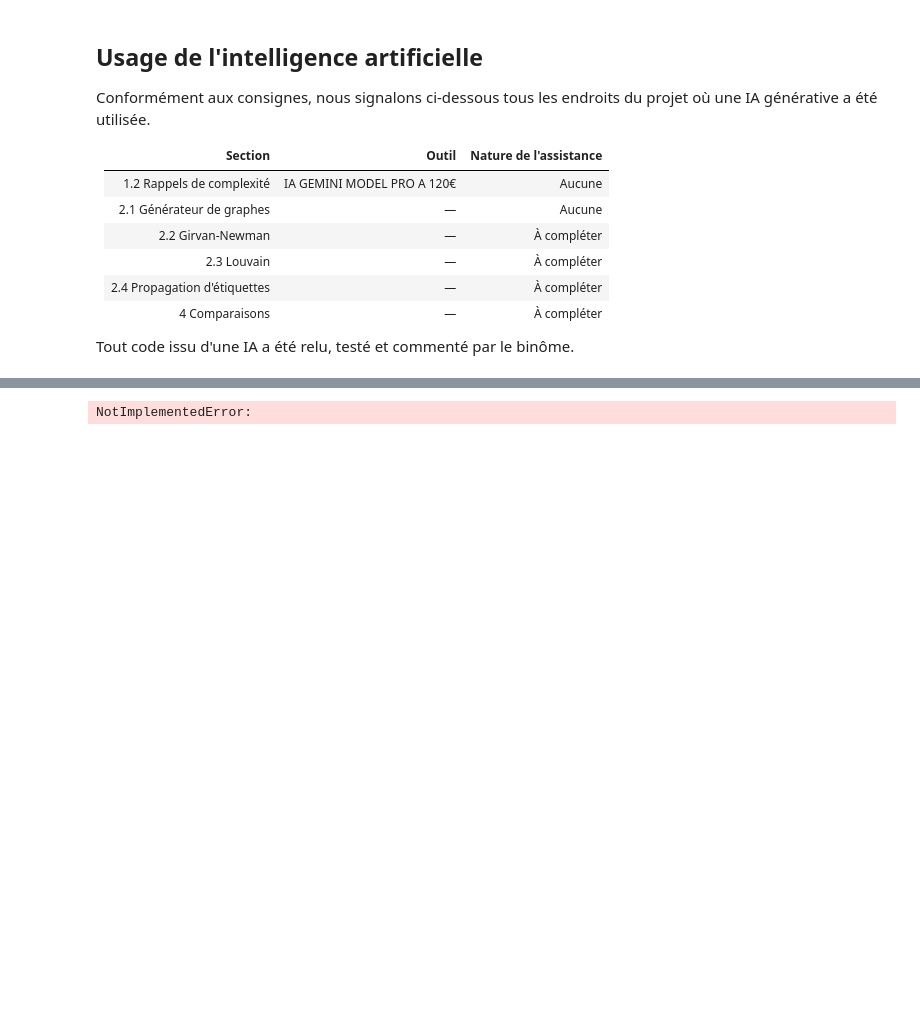
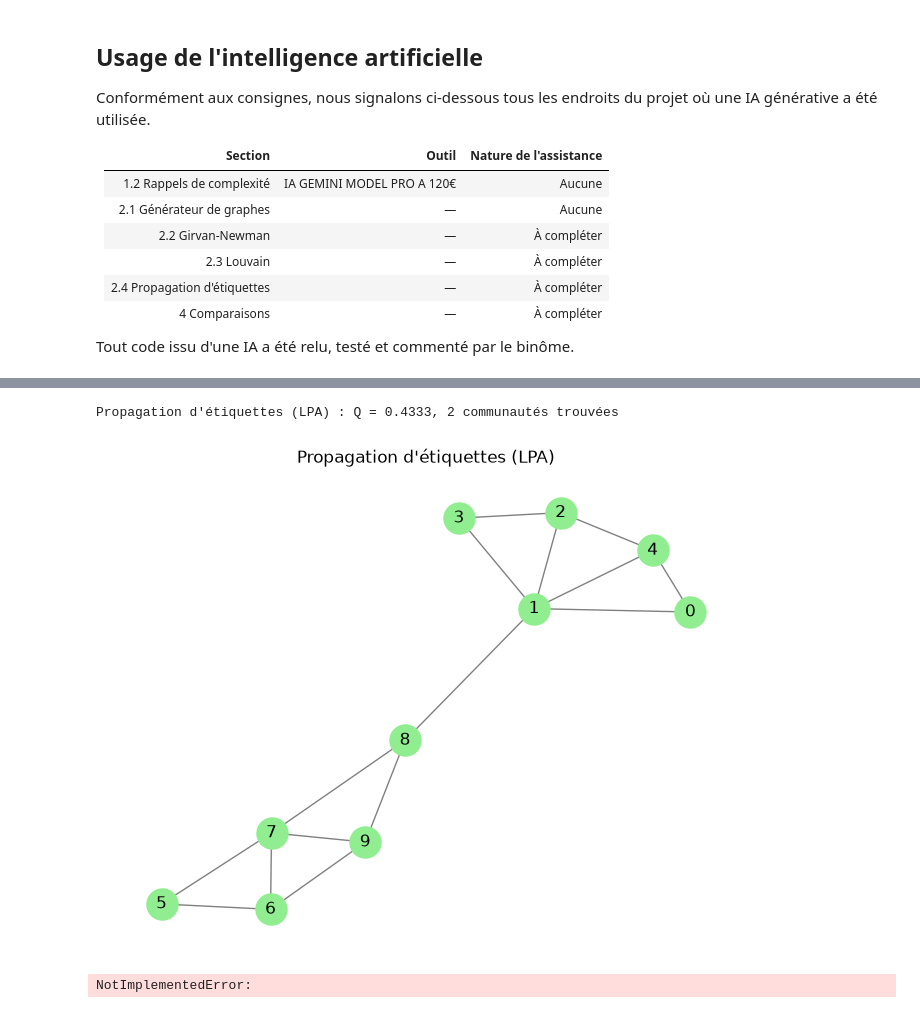
Before and after one commit to abdelrahimyk25/IT4A_projet, a Jupyter notebook: IT4A-projet.ipynb, the cells around one changed output, grey strips where cells are left out. Drawn from its saved outputs; the diff is of its cells as text; code cells hidden in the pictures; blank space fills up the shorter version.

```diff
--- a/IT4A-projet.ipynb
+++ b/IT4A-projet.ipynb
@@ -232 +248,37 @@ en pratique petit, ce qui donne une complexité quasi-linéaire.
+# %%
+import networkx as nx
+from networkx.algorithms.community import asyn_lpa_communities
+from networkx.algorithms.community.quality import modularity
+import matplotlib.pyplot as plt
+
+# --- 1. SÉCURITÉ : On redéfinit le générateur ici
+def generate_planted_partition_graph(n, n_com, p_in, p_out, seed=None):
+    k = n // n_com
+    return nx.planted_partition_graph(l=n_com, k=k, p_in=p_in, p_out=p_out, seed=seed)
+
+# --- 2. FONCTION POUR LPA ---
+def propagation_etiquettes(G):
+    communautes_generateur = asyn_lpa_communities(G)
+    return [list(com) for com in communautes_generateur]
+
+# ==========================================
+# EXÉCUTION DE LA SECTION 2.4
+# ==========================================
+
+# A. Génération du graphe
+G_petit_lpa = generate_planted_partition_graph(n=10, n_com=2, p_in=0.8, p_out=0.1, seed=42)
+
+# B. Exécution de LPA
+com_lpa = propagation_etiquettes(G_petit_lpa)
+Q_lpa = modularity(G_petit_lpa, com_lpa)
+
+print(f"Propagation d'étiquettes (LPA) : Q = {Q_lpa:.4f}, {len(com_lpa)} communautés trouvées")
+
+# C. Affichage visuel
+nx.draw(G_petit_lpa, with_labels=True, node_color='lightgreen', edge_color='gray', node_size=500)
+plt.title("Propagation d'étiquettes (LPA)")
+plt.show()
+# %% [output]
+Propagation d'étiquettes (LPA) : Q = 0.4333, 2 communautés trouvées
+[figure, added]
 # %%
```
Also changed, not shown: parts of 2 cells of this notebook.
